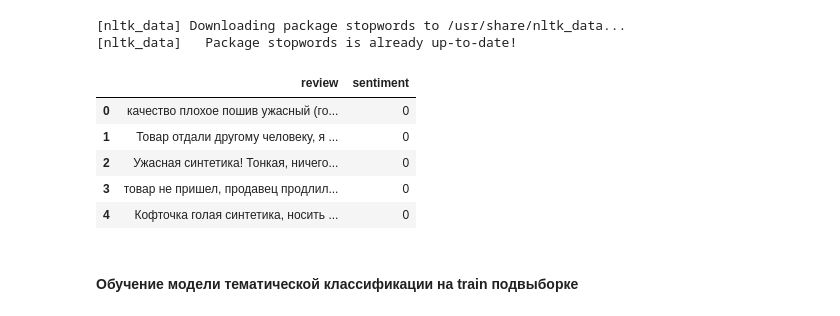
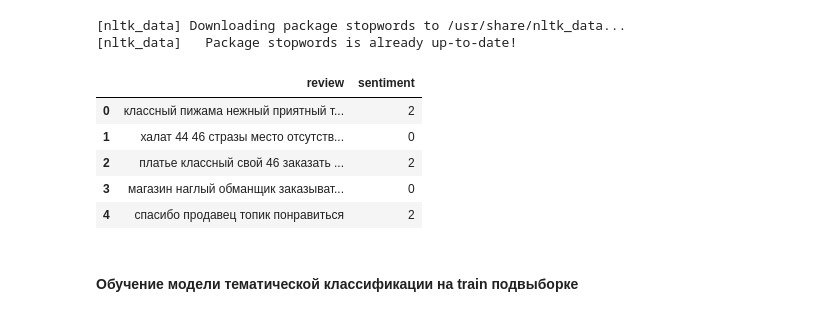
Before and after one commit to solobala/DLL30, a Jupyter notebook: notebookb45ebb3445.ipynb, the cells around one changed output. Saved outputs shown, nothing was run; the diff lists cells and outputs as text; code cells hidden in the pictures.

```diff
--- a/notebookb45ebb3445.ipynb
+++ b/notebookb45ebb3445.ipynb
@@ -236,16 +241,5 @@ stopwords = stopwords.words("russian")
 # %% [output]
 [nltk_data] Downloading package stopwords to /usr/share/nltk_data...
 [nltk_data]   Package stopwords is already up-to-date!
-# %%
-import pandas as pd
-df = pd.read_csv('/kaggle/input/diplom/dp_women-clothing-accessories.3-class.balanced.csv')
-df.head()
-# %% [output]
-|  | review | sentiment |
-| 0 | качество плохое пошив ужасный (го... | 0 |
-| 1 | Товар отдали другому человеку, я ... | 0 |
-| 2 | Ужасная синтетика! Тонкая, ничего... | 0 |
-| 3 | товар не пришел, продавец продлил... | 0 |
-| 4 | Кофточка голая синтетика, носить ... | 0 |
 # %%
 Тематическое моделирование выполним отдельно негативных отзывов, т.к. задача исследования - выявить причины отрицательной реакции клиентов
@@ -255,3 +250,14 @@ df.head()
+# %%
+df=pd.DataFrame([text,labels]).transpose()
+df.columns=['review', 'sentiment']
+df.head()
+# %% [output]
+|  | review | sentiment |
+| 0 | классный пижама нежный приятный т... | 2 |
+| 1 | халат 44 46 стразы место отсутств... | 0 |
+| 2 | платье классный свой 46 заказать ... | 2 |
+| 3 | магазин наглый обманщик заказыват... | 0 |
+| 4 | спасибо продавец топик понравиться | 2 |
 # %%
 pos, neg, neut = df[df['sentiment']==2]['review'], df[df['sentiment']==0]['review'], df[df['sentiment']==1]['review']
 # %%
```
Also changed, not shown: parts of 38 cells of this notebook.
